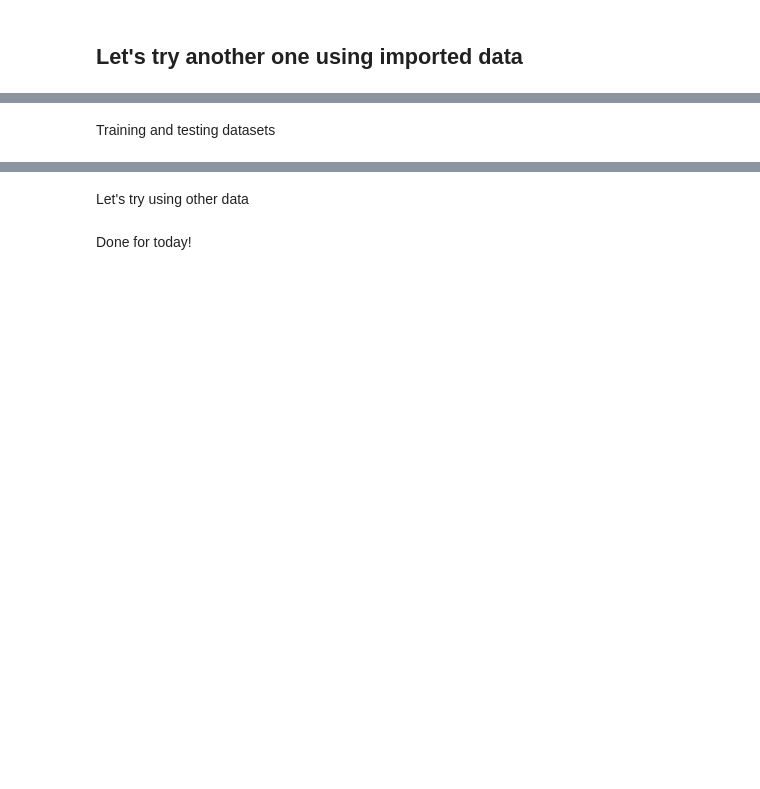
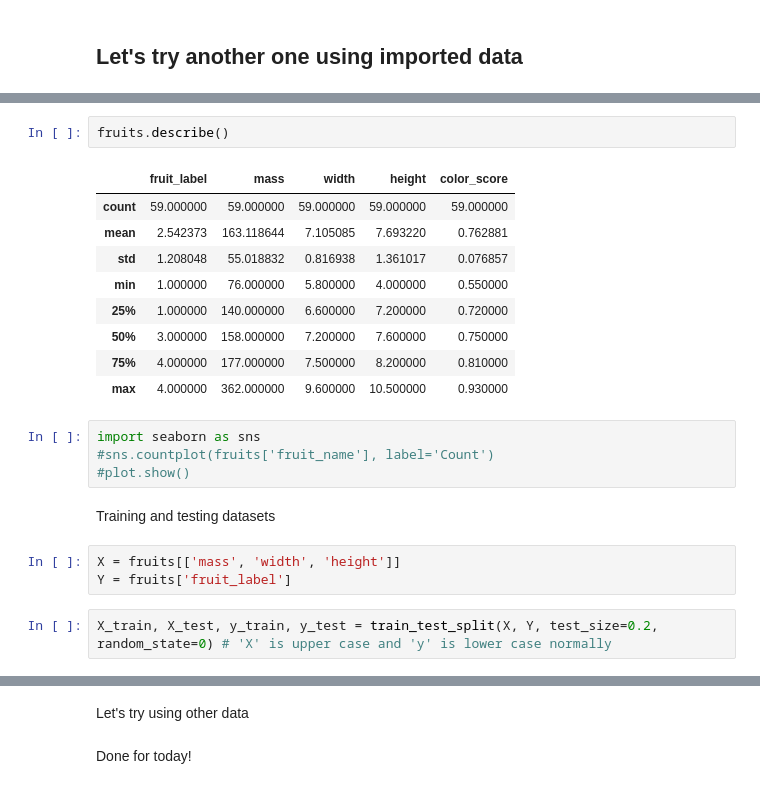
Before and after one commit to sonjaJolanda/BigDataSocialSciences, a Jupyter notebook: week12/week12-classmaterial-2022.ipynb, the cells around one changed output, grey strips where cells are left out. Saved outputs shown, nothing was run; the diff lists cells and outputs as text; blank space fills up the shorter version.

```diff
--- a/week12/week12-classmaterial-2022.ipynb
+++ b/week12/week12-classmaterial-2022.ipynb
@@ -24,2 +76,23 @@ K-Nearest Neighbor(KNN) Classifier
+# %%
+fruits.describe()
+# %% [output]
+|  | fruit_label | mass | width | height | color_score |
+| count | 59.000000 | 59.000000 | 59.000000 | 59.000000 | 59.000000 |
+| mean | 2.542373 | 163.118644 | 7.105085 | 7.693220 | 0.762881 |
+| std | 1.208048 | 55.018832 | 0.816938 | 1.361017 | 0.076857 |
+| min | 1.000000 | 76.000000 | 5.800000 | 4.000000 | 0.550000 |
+| 25% | 1.000000 | 140.000000 | 6.600000 | 7.200000 | 0.720000 |
+| 50% | 3.000000 | 158.000000 | 7.200000 | 7.600000 | 0.750000 |
+| 75% | 4.000000 | 177.000000 | 7.500000 | 8.200000 | 0.810000 |
+| max | 4.000000 | 362.000000 | 9.600000 | 10.500000 | 0.930000 |
+# %%
+import seaborn as sns
+#sns.countplot(fruits['fruit_name'], label='Count')
+#plot.show()
 # %% [markdown]
 Training and testing datasets
+# %%
+X = fruits[['mass', 'width', 'height']]
+Y = fruits['fruit_label']
+# %%
+X_train, X_test, y_train, y_test = train_test_split(X, Y, test_size=0.2, random_state=0) # 'X' is upper case and 'y' is lower case normally
```
Also changed, not shown: parts of 18 cells of this notebook.
